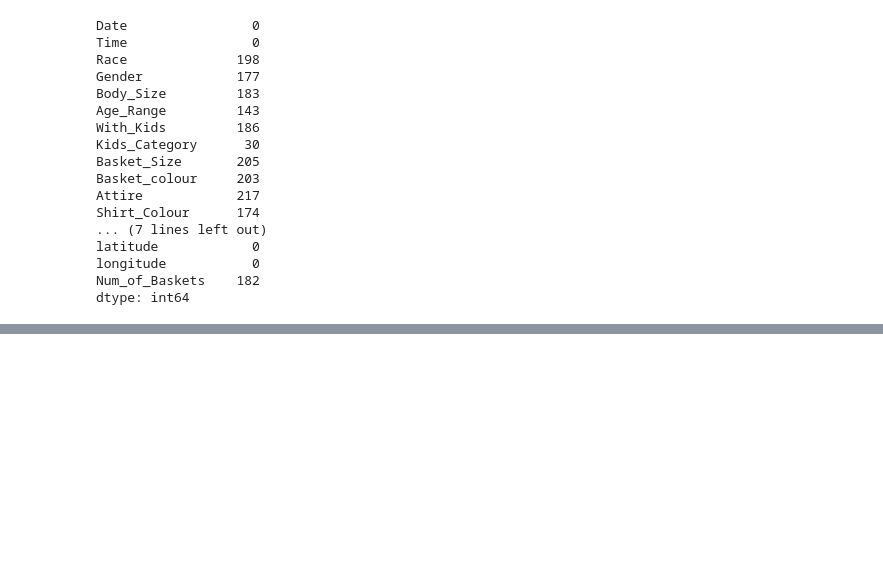
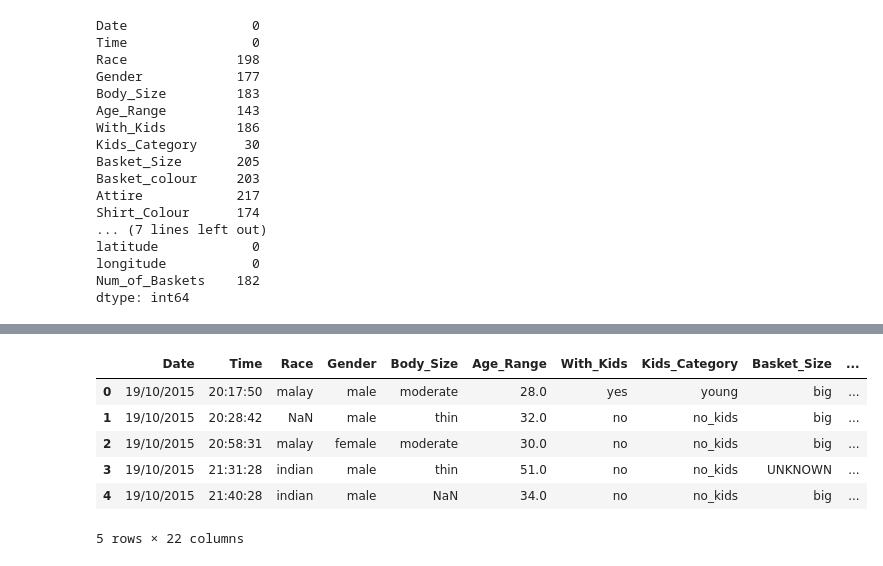
Before and after one commit to KelvinTee168/Data_Mining_Project, a Jupyter notebook: Project.ipynb, the cells around one changed output, grey strips where cells are left out. Drawn from its saved outputs; the diff is of its cells as text; code cells hidden in the pictures; blank space fills up the shorter version.

```diff
--- a/Project.ipynb
+++ b/Project.ipynb
@@ -41,0 +66,11 @@ dtype: int64
+# %%
+dataframe.iloc[:,6:16] = dataframe.iloc[:,6:16].fillna('UNKNOWN')
+dataframe.head()
+# %% [output]
+|  | Date | Time | Race | Gender | Body_Size | Age_Range | With_Kids | Kids_Category | Basket_Size | ... |
+| 0 | 19/10/2015 | 20:17:50 | malay | male | moderate | 28.0 | yes | young | big | ... |
+| 1 | 19/10/2015 | 20:28:42 | NaN | male | thin | 32.0 | no | no_kids | big | ... |
+| 2 | 19/10/2015 | 20:58:31 | malay | female | moderate | 30.0 | no | no_kids | big | ... |
+| 3 | 19/10/2015 | 21:31:28 | indian | male | thin | 51.0 | no | no_kids | UNKNOWN | ... |
+| 4 | 19/10/2015 | 21:40:28 | indian | male | NaN | 34.0 | no | no_kids | big | ... |
+5 rows × 22 columns
```
Also changed, not shown: parts of 6 cells of this notebook.
